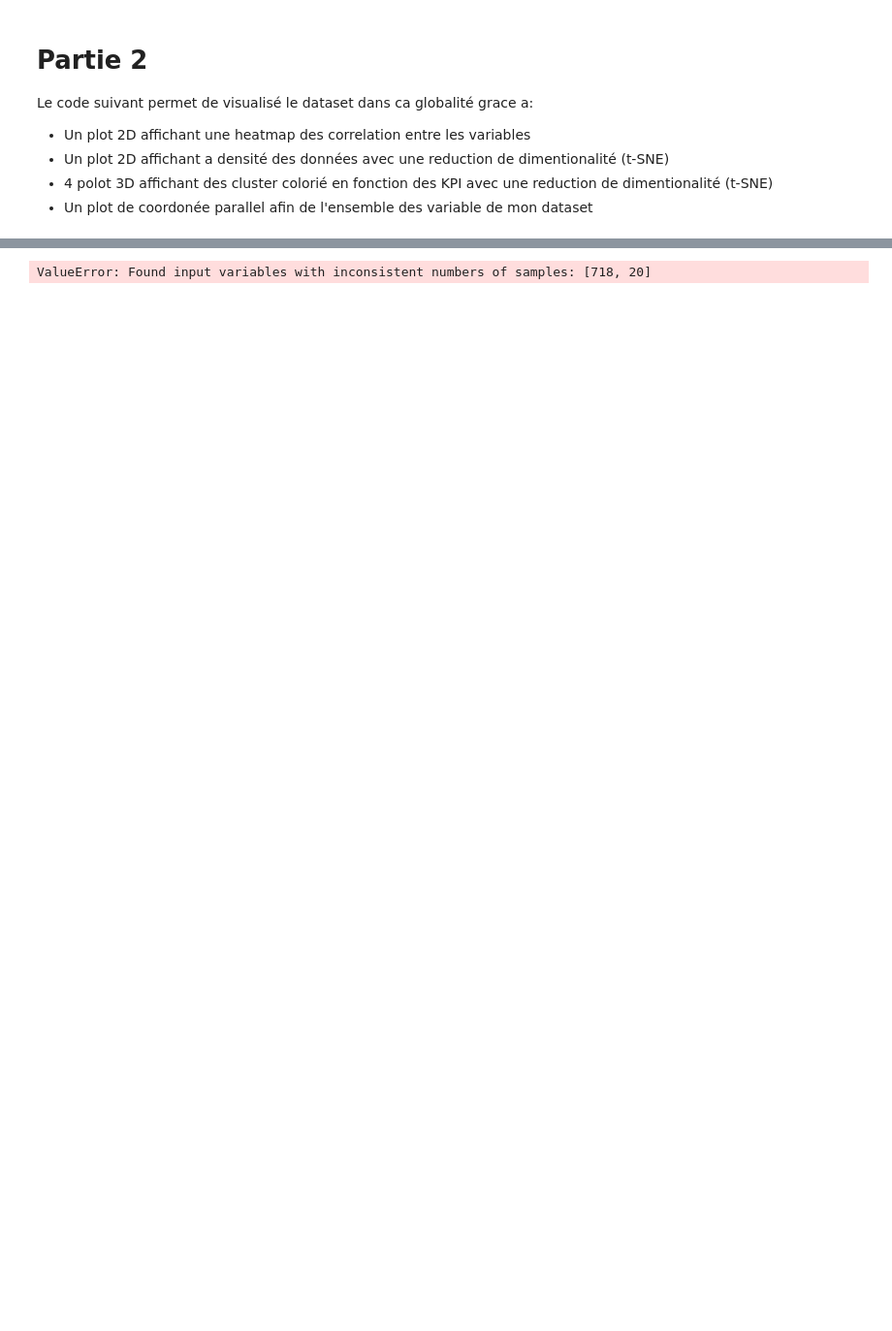
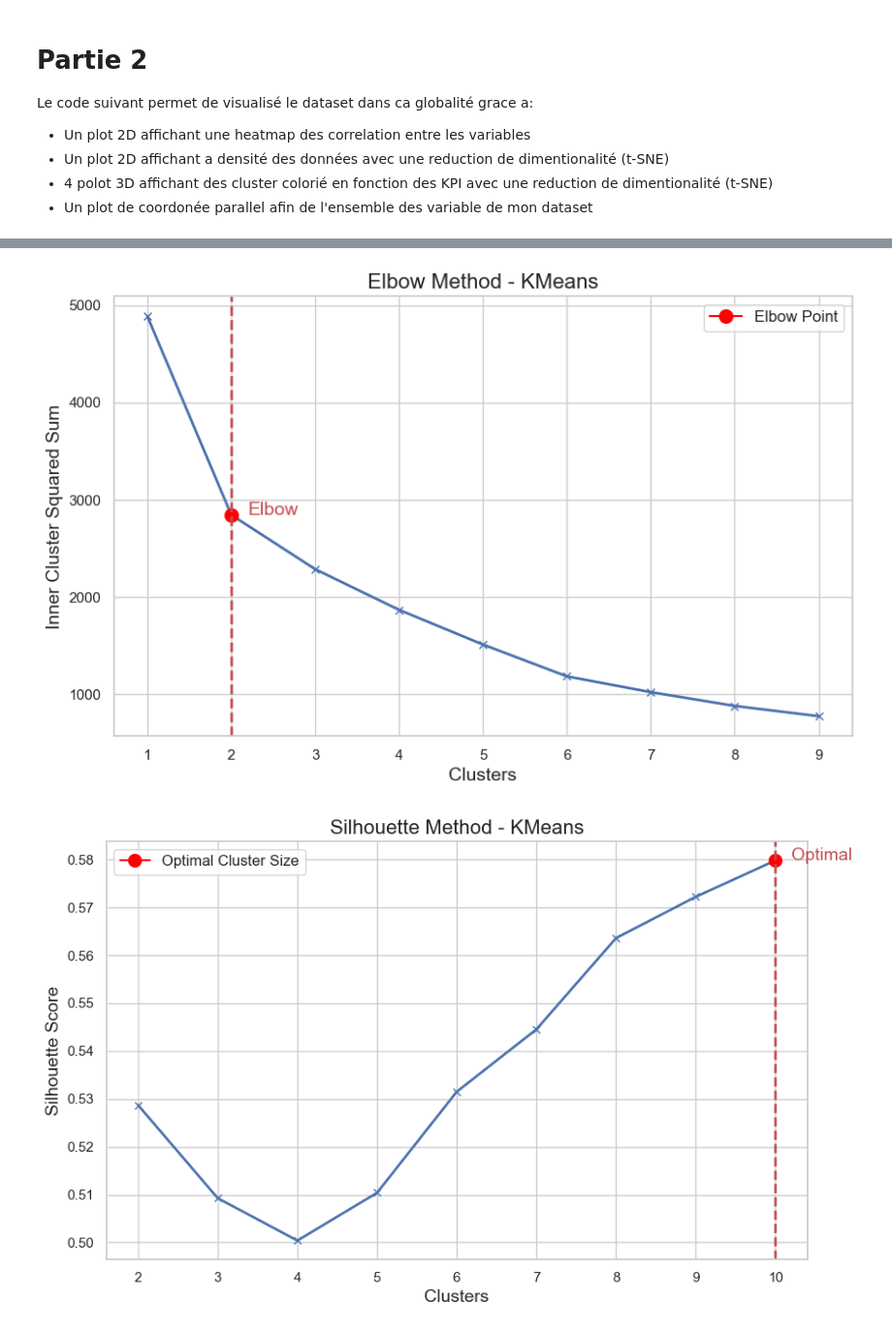
Before and after one commit to CFO-Clement/FastFashion, a Jupyter notebook: projet.ipynb, the cells around one changed output, grey strips where cells are left out. Shown at 97% size. Drawn from its saved outputs; the diff is of its cells as text; code cells hidden in the pictures; blank space fills up the shorter version.

```diff
--- a/projet.ipynb
+++ b/projet.ipynb
@@ -849,6 +858,6 @@ def fine_tune_algo(cluster_name, methods, data, n_iter=10, show=True):
     return best_params
 # %%
 # Test fine tuning
-best = fine_tune_algo(cluster_name='FeatureAgglomeration', methods=methods, data=df, n_iter=10, show=True)
+best = fine_tune_algo(cluster_name='KMeans', methods=methods, data=onlyKPI_df_normalized, n_iter=50, show=True)
 print(best)
 # %% [output]
@@ -857 +873,2 @@ Performing automatic tuning with random search for 10 iterations...
-ValueError: Found input variables with inconsistent numbers of samples: [718, 20]
+[figure, added]
+[figure, added]
```
Also changed, not shown: parts of 13 cells of this notebook, 30 other files.
